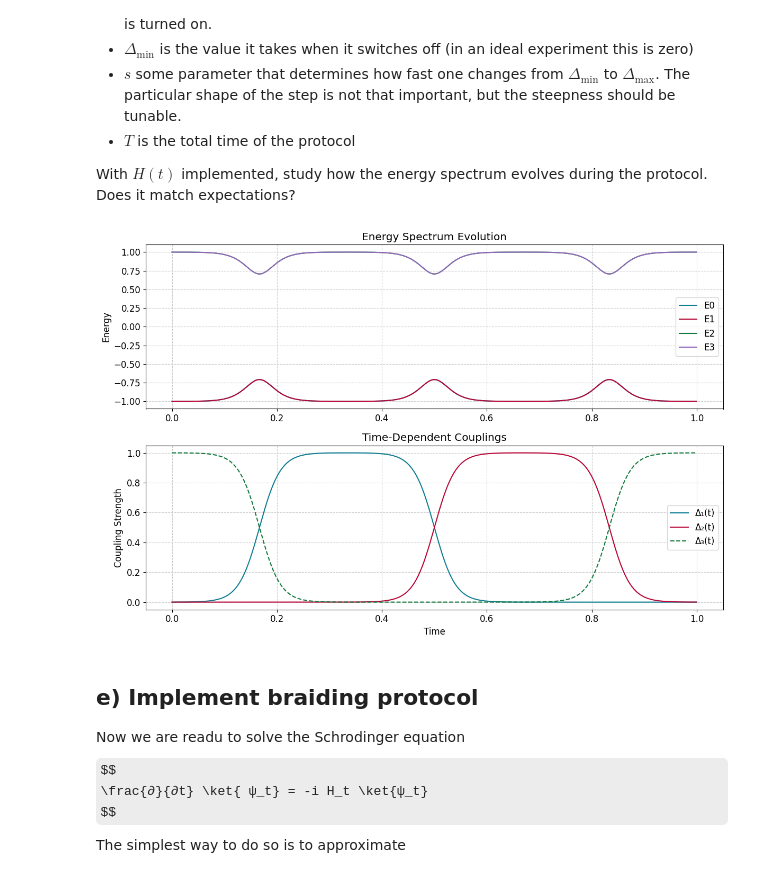
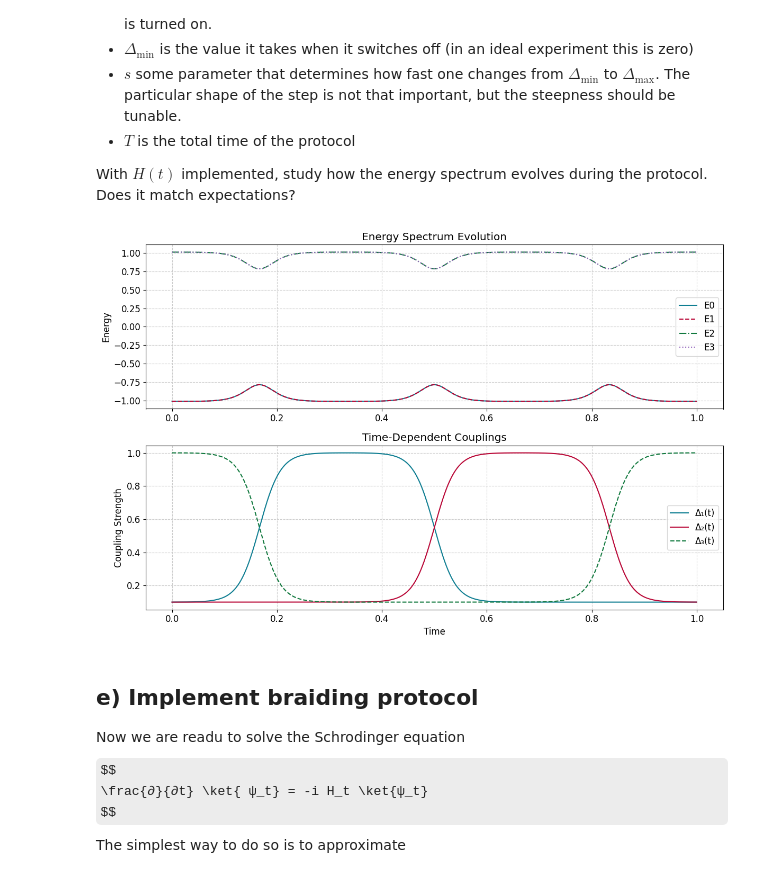
Before and after one commit to hishemok/FYS5419, a Jupyter notebook: Project_2/Braiding_project.ipynb, the cells around one changed output. Drawn from its saved outputs; the diff is of its cells as text; code cells hidden in the pictures; some formulas as TeX source.

```diff
--- a/Project_2/Braiding_project.ipynb
+++ b/Project_2/Braiding_project.ipynb
@@ -444,10 +444,9 @@ def build_hamiltonian(t, T_total, Delta_max, Delta_min, s, width, g0, g1, g2, g3
     """
 
     # Time-dependent couplings
-    Δ3 = delta_pulse(t, 0, width, s, Delta_max, Delta_min) + delta_pulse(t, T_total, width, s, Delta_max, Delta_min)
+    Δ3 = delta_pulse(t, 0, width, s, Delta_max, Delta_min) + delta_pulse(t, T_total, width, s, Delta_max, Delta_min) - Delta_min
     Δ1 = delta_pulse(t, T_total/3, width, s, Delta_max, Delta_min)
     Δ2 = delta_pulse(t, 2*T_total/3, width, s, Delta_max, Delta_min)
-    # Δ1 += delta_pulse(t, T_total, width, s, Delta_max, Delta_min)
 
 
     # Construct Hamiltonian terms
@@ -476,8 +475,9 @@ def plot_results(times, energies, couplings):
 
     # Plot energy spectrum
     plt.subplot(2, 1, 1)
+    linestyles = ['-', '--', '-.', ':']
     for i in range(4):
-        plt.plot(times, energies[:, i], label=f'E{i}')
+        plt.plot(times, energies[:, i], label=f'E{i}', linestyle=linestyles[i])
     plt.ylabel('Energy')
     plt.title('Energy Spectrum Evolution')
     plt.legend()
@@ -499,35 +499,35 @@ def plot_results(times, energies, couplings):
     plt.show()
 
 # Get Majorana operators
 g0, g1 = majorana_ops(0, 2)  # γ₀, γ₁
 g2, g3 = majorana_ops(1, 2)  # γ₂, γ₃
 
 T_total = 1.0
 Delta_max = 1.0
-Delta_min = 0.0
+Delta_min = 0.1
 s = 50.0
 width = T_total/3
 # Parameters
 params = {
     'T_total': T_total,
     'Delta_max': Delta_max,
     'Delta_min': Delta_min,
     's': s,
     'width': width,
     'g0': g0,
     'g1': g1,
     'g2': g2,
     'g3': g3,
     'n_points': 1000
 }
 
 # Run analysis
 times, energies, couplings = analyze_spectrum(**params)
 
 # Visualize
 plot_results(times, energies, couplings)
 # %% [output]
-[figure, old version]
+[figure, new version]
 # %% [markdown]
 ## e) Implement braiding protocol
 Now we are readu to solve the Schrodinger equation
```
Also changed, not shown: parts of 8 cells of this notebook.
